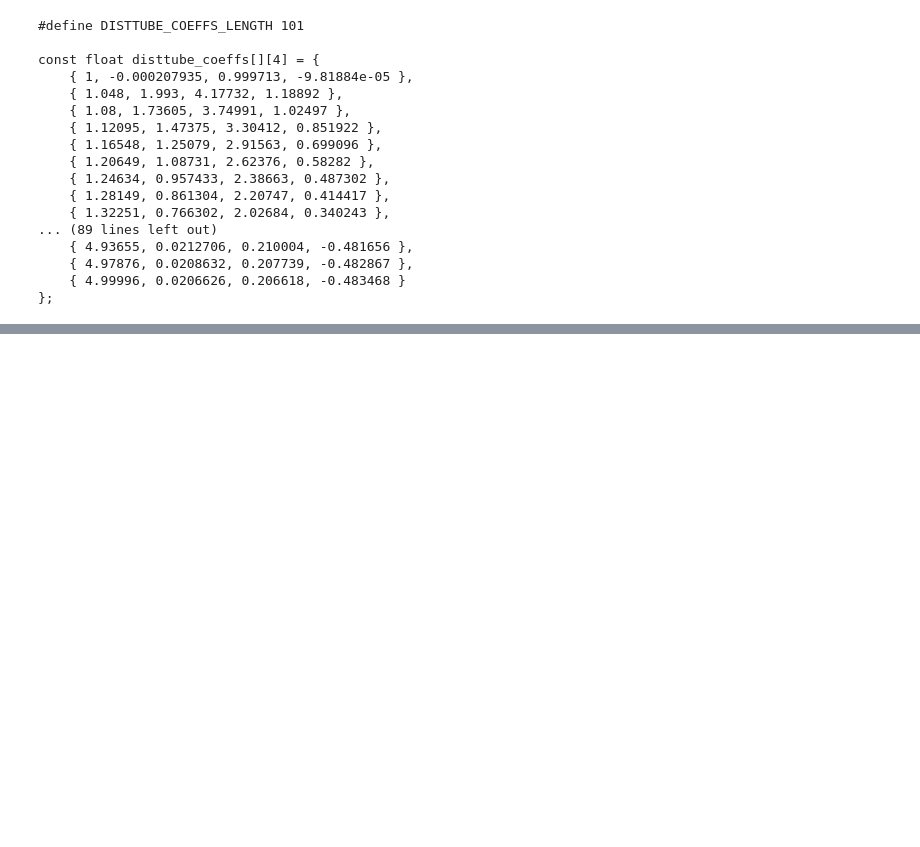
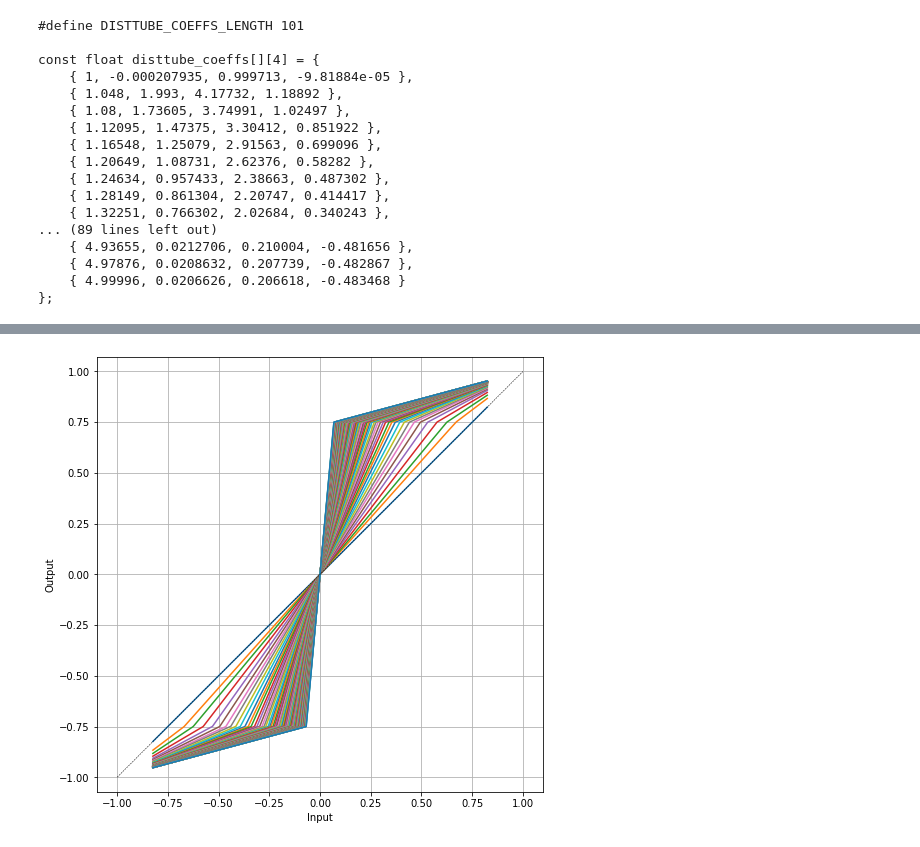
Before and after one commit to soerenbnoergaard/reverse-camel, a Jupyter notebook: notebook/Camel Crusher analysis.ipynb, the cells around one changed output, grey strips where cells are left out. Cells and saved outputs as stored; diff of their text form; code cells hidden in the pictures; blank space fills up the shorter version.

```diff
--- a/notebook/Camel Crusher analysis.ipynb
+++ b/notebook/Camel Crusher analysis.ipynb
@@ -234,0 +274,17 @@ const float disttube_coeffs[][4] = {
+# %%
+distmechlist = list(range(101))
+x = wav_read_left("distmech_sweep/01000Hz_x_mono.wav")
+ylist = split_sweep("distmech_sweep/01000Hz_y_mono_sweep.wav", len(x))
+distmech_waveshapes = {G: waveshape(x, ylist[G], 2*48000//1000) for G in distmechlist}
+
+fig, ax = plt.subplots(1, 1, figsize=[8, 8])
+
+for d, (wx, wy) in distmech_waveshapes.items():
+    ax.plot(wx, wy)
+
+linear = [-1, 1]
+ax.plot(linear, linear, "k--", linewidth=0.5)
+
+decorate_io_plot(ax)
+# %% [output]
+[figure, added]
```
Also changed, not shown: parts of 23 cells of this notebook, 9 other files.
